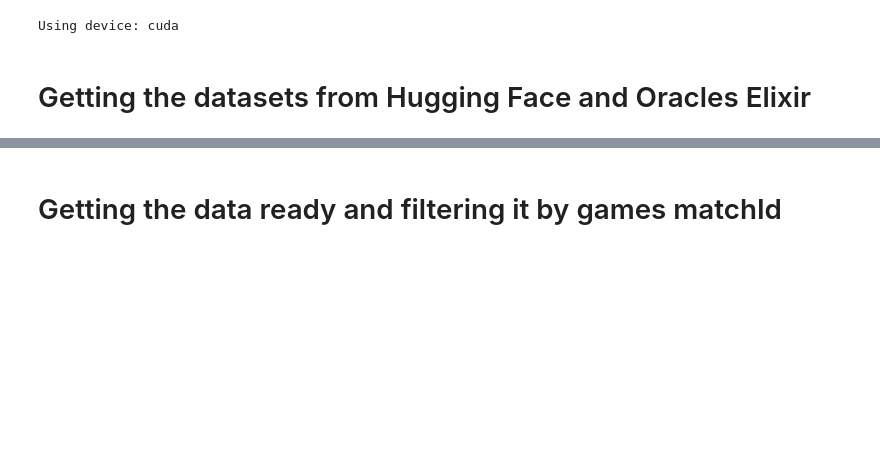
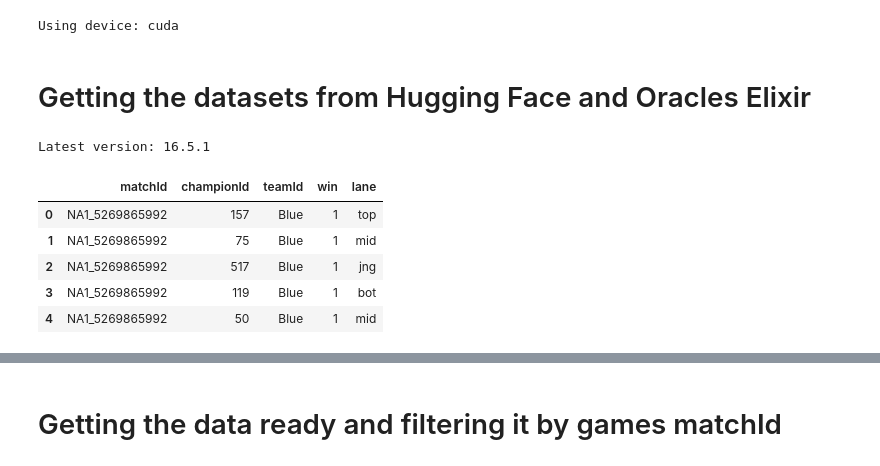
Before and after one commit to JonathanP341/draft_predictor, a Jupyter notebook: embeddings.ipynb, the cells around one changed output, grey strips where cells are left out. Saved outputs shown, nothing was run; the diff lists cells and outputs as text; code cells hidden in the pictures; blank space fills up the shorter version.

```diff
--- a/embeddings.ipynb
+++ b/embeddings.ipynb
@@ -40,15 +42,62 @@ class Champ2Vec(nn.Module):
         return x
 # %% [markdown]
 # Getting the datasets from Hugging Face and Oracles Elixir
+# %%
+#Getting the name from the champion id from the latest API
+version = requests.get("https://ddragon.leagueoflegends.com/api/versions.json").json()
+latest_version = version[0]
+print(f"Latest version: {latest_version}")
+
+#Fetching the latest version
+url = f"https://ddragon.leagueoflegends.com/cdn/{latest_version}/data/en_US/champion.json"
+resp = requests.get(url).json()
+
+#Creating a function to map the champion id to the champion name
+id_to_name = {int(data['key']): name for name, data in resp['data'].items()}
+
+#Creating a function to map the champion name to the champion id
+name_to_id = {name: id for id, name in id_to_name.items()}
+#Adding manual fixes
+manual_fixes = {
+    "Kai'Sa": "Kaisa",
+    "Kha'Zix": "Khazix",
+    "Bel'Veth": "Belveth",
+    "Cho'Gath": "Chogath",
+    "Vel'Koz": "Velkoz",
+    "LeBlanc": "Leblanc",
+    "Wukong": "MonkeyKing",
+    "Nunu & Willump": "Nunu",
+    "Renata Glasc": "Renata",
+}
+
+for pro_name, riot_key in manual_fixes.items():
+    if riot_key in name_to_id:
+        name_to_id[pro_name] = name_to_id[riot_key]
+# %% [output]
+Latest version: 16.5.1
 # %%
 #Getting the high elo data from the hugging face dataset
 #https://huggingface.co/datasets/gptilt/lol-basic-matches-challenger-10k
 dataset_na = load_dataset("gptilt/lol-basic-matches-challenger-10k", name="participants", split="region_americas")
 dataset_kr = load_dataset("gptilt/lol-basic-matches-challenger-10k", name="participants", split="region_asia")
 dataset_eu = load_dataset("gptilt/lol-basic-matches-challenger-10k", name="participants", split="region_europe")
 dataset = concatenate_datasets([dataset_na, dataset_kr, dataset_eu])
 
 #Getting only the relevant columns for the model
 df = pd.DataFrame(dataset)
-df_hugging = df[["matchId", "championId", "teamId", "win", "lane", "pickTurn"]] #Only keeping the relevant columns
+df_hugging = df[["matchId", "championId", "teamId", "win", "lane"]].copy() #Only keeping the relevant columns
+
+#Changing the values of certain rows to match oracles dataset
+df_hugging["win"] = df_hugging["win"].astype(int) #Converting from boolean to int (1 for win, 0 for loss)
+df_hugging["lane"] = df_hugging["lane"].map({"TOP": "top", "JUNGLE": "jng", "MIDDLE": "mid", "BOTTOM": "bot", "UTILITY": "sup"})
+df_hugging["teamId"] = df_hugging["teamId"].map({100: "Blue", 200: "Red"})
+
+df_hugging.head()
+# %% [output]
+|  | matchId | championId | teamId | win | lane |
+| 0 | NA1_5269865992 | 157 | Blue | 1 | top |
+| 1 | NA1_5269865992 | 75 | Blue | 1 | mid |
+| 2 | NA1_5269865992 | 517 | Blue | 1 | jng |
+| 3 | NA1_5269865992 | 119 | Blue | 1 | bot |
+| 4 | NA1_5269865992 | 50 | Blue | 1 | mid |
 # %%
```
Also changed, not shown: parts of 13 cells of this notebook, 1 other file.
